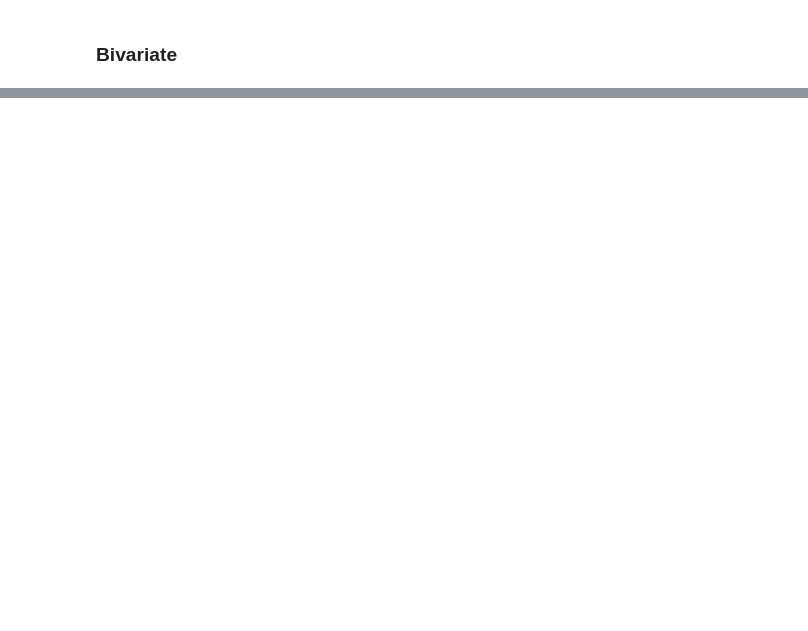
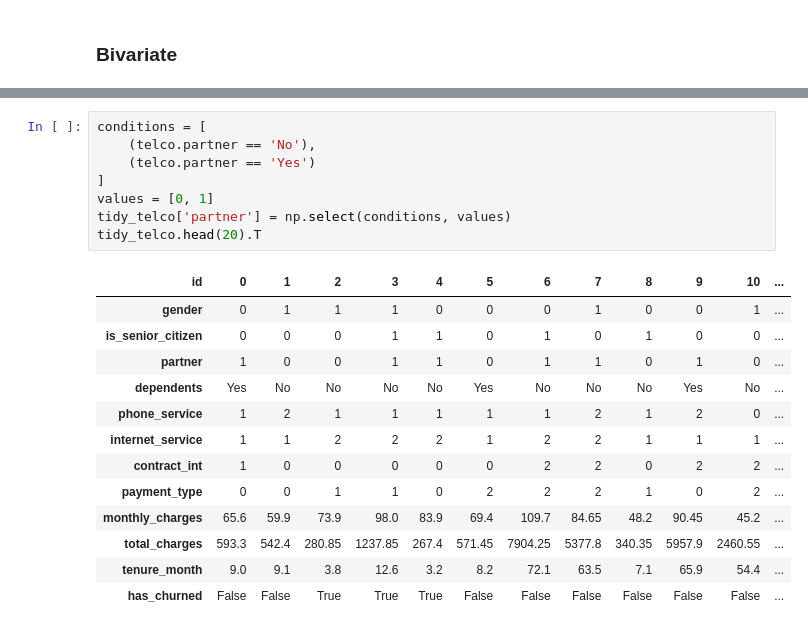
Before and after one commit to Marley-C-Robinson-99/classification-exercises, a Jupyter notebook: classification_exercises.ipynb, the cells around one changed output, grey strips where cells are left out. Saved outputs shown, nothing was run; the diff lists cells and outputs as text; blank space fills up the shorter version.

```diff
--- a/classification_exercises.ipynb
+++ b/classification_exercises.ipynb
@@ -689,0 +974,22 @@ explore.explore_bivariate(train, 'species_versicolor', cat_vars, quant_vars)
+# %%
+conditions = [
+    (telco.partner == 'No'),
+    (telco.partner == 'Yes')
+]
+values = [0, 1]
+tidy_telco['partner'] = np.select(conditions, values)
+tidy_telco.head(20).T
+# %% [output]
+| id | 0 | 1 | 2 | 3 | 4 | 5 | 6 | 7 | 8 | 9 | 10 | ... |
+| gender | 0 | 1 | 1 | 1 | 0 | 0 | 0 | 1 | 0 | 0 | 1 | ... |
+| is_senior_citizen | 0 | 0 | 0 | 1 | 1 | 0 | 1 | 0 | 1 | 0 | 0 | ... |
+| partner | 1 | 0 | 0 | 1 | 1 | 0 | 1 | 1 | 0 | 1 | 0 | ... |
+| dependents | Yes | No | No | No | No | Yes | No | No | No | Yes | No | ... |
+| phone_service | 1 | 2 | 1 | 1 | 1 | 1 | 1 | 2 | 1 | 2 | 0 | ... |
+| internet_service | 1 | 1 | 2 | 2 | 2 | 1 | 2 | 2 | 1 | 1 | 1 | ... |
+| contract_int | 1 | 0 | 0 | 0 | 0 | 0 | 2 | 2 | 0 | 2 | 2 | ... |
+| payment_type | 0 | 0 | 1 | 1 | 0 | 2 | 2 | 2 | 1 | 0 | 2 | ... |
+| monthly_charges | 65.6 | 59.9 | 73.9 | 98.0 | 83.9 | 69.4 | 109.7 | 84.65 | 48.2 | 90.45 | 45.2 | ... |
+| total_charges | 593.3 | 542.4 | 280.85 | 1237.85 | 267.4 | 571.45 | 7904.25 | 5377.8 | 340.35 | 5957.9 | 2460.55 | ... |
+| tenure_month | 9.0 | 9.1 | 3.8 | 12.6 | 3.2 | 8.2 | 72.1 | 63.5 | 7.1 | 65.9 | 54.4 | ... |
+| has_churned | False | False | True | True | True | False | False | False | False | False | False | ... |
```
Also changed, not shown: parts of 22 cells of this notebook, 8 other files.
